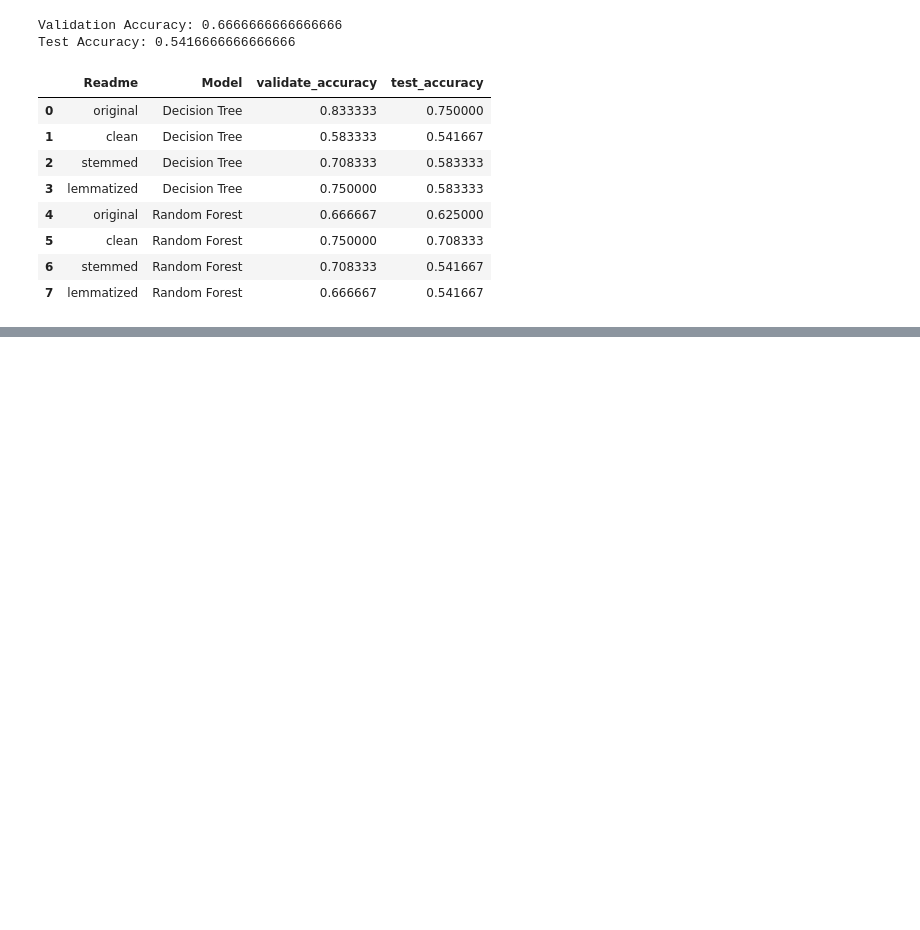
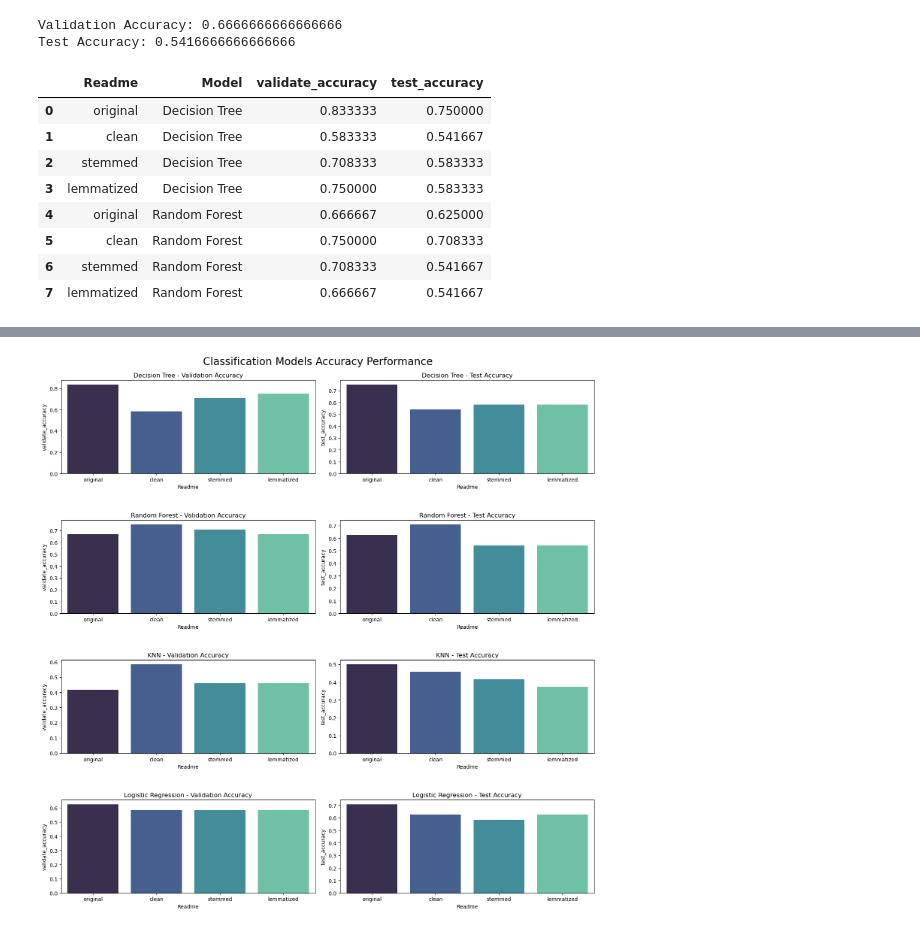
Before and after one commit to What-s-Trending/nlp_project, a Jupyter notebook: adrianas_work.ipynb, the cells around one changed output, grey strips where cells are left out. Drawn from its saved outputs; the diff is of its cells as text; code cells hidden in the pictures; blank space fills up the shorter version.

```diff
--- a/adrianas_work.ipynb
+++ b/adrianas_work.ipynb
@@ -188,0 +344,6 @@ Test Accuracy: 0.5416666666666666
+# %%
+# logistic regression on lemmatized readme content
+val_accuracy, test_accuracy = models_adriana.log_reg_model(df, 'lemmatized')
+# add to table
+metric_df = models_adriana.add_to_models_df('logistic regression', 'lemmatized', metric_df, val_accuracy, test_accuracy)
+metric_df
@@ -188,0 +406,59 @@ Test Accuracy: 0.5416666666666666
+# %%
+dt_results = (metric_df[metric_df['Model'] == 'Decision Tree'])
+rf_results = (metric_df[metric_df['Model'] == 'Random Forest'])
+knn_results = (metric_df[metric_df['Model'] == 'KNN'])
+lr_results = (metric_df[metric_df['Model'] == 'logistic regression'])
+
+original_results = (metric_df[metric_df['Readme'] == 'original'])
+clean_results = (metric_df[metric_df['Readme'] == 'clean'])
+stemmed_results = (metric_df[metric_df['Readme'] == 'stemmed'])
+lemmatized_results = (metric_df[metric_df['Readme'] == 'lemmatized'])
+# %%
+plt.figure(figsize=(15, 15))
+
+# Decision Tree Results
+plt.subplot(421)
+sns.barplot(data=dt_results, x="Readme", y="validate_accuracy", palette="mako")
+plt.title("Decision Tree - Validation Accuracy")
+
+plt.subplot(422)
+sns.barplot(data=dt_results, x="Readme", y="test_accuracy", palette="mako")
+plt.title("Decision Tree - Test Accuracy")
+
+# Random Forest Results
+plt.subplot(423)
+sns.barplot(data=rf_results, x="Readme", y="validate_accuracy", palette="mako")
+plt.title("Random Forest - Validation Accuracy")
+
+plt.subplot(424)
+sns.barplot(data=rf_results, x="Readme", y="test_accuracy", palette="mako")
+plt.title("Random Forest - Test Accuracy")
+
+# KNN Results
+plt.subplot(425)
+sns.barplot(data=knn_results, x="Readme", y="validate_accuracy", palette="mako")
+plt.title("KNN - Validation Accuracy")
+
+plt.subplot(426)
+sns.barplot(data=knn_results, x="Readme", y="test_accuracy", palette="mako")
+plt.title("KNN - Test Accuracy")
+
+# Logistic Regression Results
+plt.subplot(427)
+sns.barplot(data=lr_results, x="Readme", y="validate_accuracy", palette="mako")
+plt.title("Logistic Regression - Validation Accuracy")
+
+plt.subplot(428)
+sns.barplot(data=lr_results, x="Readme", y="test_accuracy", palette="mako")
+plt.title("Logistic Regression - Test Accuracy")
+
+# Set titles for specific subplots
+plt.suptitle("Classification Models Accuracy Performance", fontsize=20, y=0.99)
+
+# Adjust spacing and share x-axis
+plt.tight_layout()
+plt.subplots_adjust(hspace=0.5)
+# Show the figure
+plt.show()
+# %% [output]
+[figure, added]
```
Also changed, not shown: parts of 11 cells of this notebook, 2 other files.
